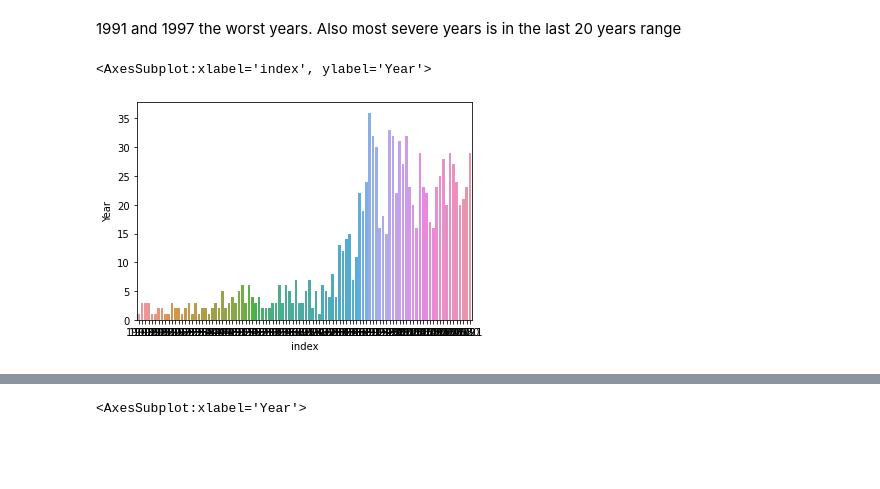
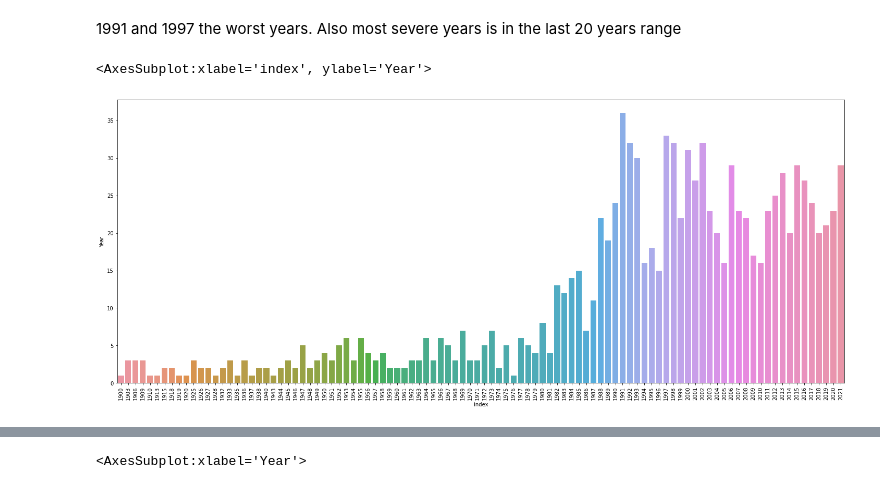
Before and after one commit to hekaplex/2022_01_DSI_WD, a Jupyter notebook: Alex/py/capstone.ipynb, the cells around one changed output, grey strips where cells are left out. Cells and saved outputs as stored; diff of their text form; code cells hidden in the pictures; blank space fills up the shorter version.

```diff
--- a/Alex/py/capstone.ipynb
+++ b/Alex/py/capstone.ipynb
@@ -293,7 +310,9 @@ n.head(10)
 # %% [markdown]
 1991 and 1997 the worst years. Also most severe years is in the last 20 years range
 # %%
+fig, (axis1) = plt.subplots(figsize=(25,10))
+plt.xticks(rotation=90)
 sns.barplot(x='index',y='Year',data=n.sort_values(by='Year'))
 # %% [output]
 <AxesSubplot:xlabel='index', ylabel='Year'>
-[figure, old version]
+[figure, new version]
```
Also changed, not shown: parts of 22 cells of this notebook.
